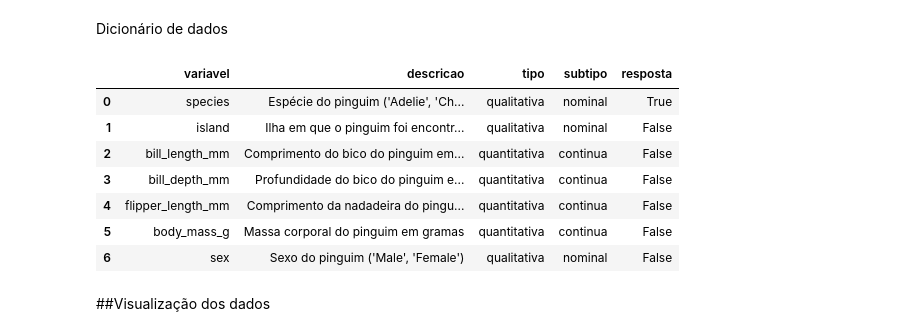
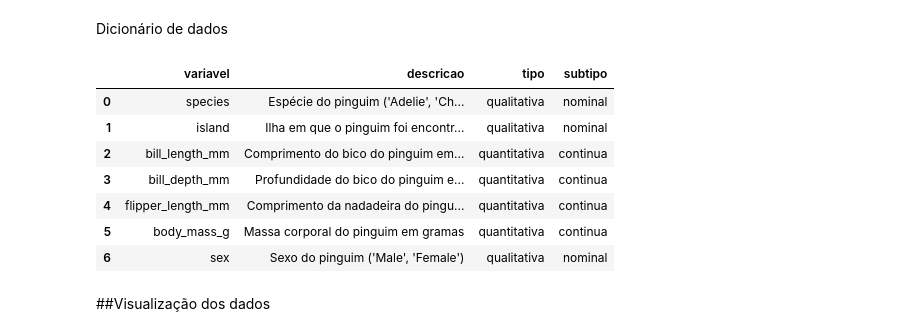
Before and after one commit to thaiisfaustino/bootcamp-atlantico-avanti, a Jupyter notebook: notebooks/02-estatistica-descritiva/Penguin.ipynb, the cells around one changed output. Cells and saved outputs as stored; diff of their text form; code cells hidden in the pictures.

```diff
--- a/notebooks/02-estatistica-descritiva/Penguin.ipynb
+++ b/notebooks/02-estatistica-descritiva/Penguin.ipynb
@@ -62,56 +62,49 @@ df_dict = pd.DataFrame([
         "descricao": "Espécie do pinguim ('Adelie', 'Chinstrap', 'Gentoo')",
         "tipo": "qualitativa",
         "subtipo": "nominal",
-        "resposta": True
     },{
         "variavel": "island",
         "descricao": "Ilha em que o pinguim foi encontrado ('Torgersen', 'Biscoe', 'Dream')",
         "tipo": "qualitativa",
-        "subtipo": "nominal",
-        "resposta": False
+        "subtipo": "nominal"
     },{
         "variavel": "bill_length_mm",
         "descricao": "Comprimento do bico do pinguim em milímetros",
         "tipo": "quantitativa",
-        "subtipo": "continua",
-        "resposta": False
+        "subtipo": "continua"
     },{
         "variavel": "bill_depth_mm",
         "descricao": "Profundidade do bico do pinguim em milímetros",
         "tipo": "quantitativa",
-        "subtipo": "continua",
-        "resposta": False
+        "subtipo": "continua"
     },{
         "variavel": "flipper_length_mm",
         "descricao": "Comprimento da nadadeira do pinguim em milímetros",
         "tipo": "quantitativa",
-        "subtipo": "continua",
-        "resposta": False
+        "subtipo": "continua"
     },{
         "variavel": "body_mass_g",
         "descricao": "Massa corporal do pinguim em gramas",
         "tipo": "quantitativa",
-        "subtipo": "continua",
-        "resposta": False
+        "subtipo": "continua"
     },{
         "variavel": "sex",
         "descricao": "Sexo do pinguim ('Male', 'Female')",
         "tipo": "qualitativa",
-        "subtipo": "nominal",
-        "resposta": False
+        "subtipo": "nominal"
     }
 ])
 
 df_dict
 # %% [output]
-|  | variavel | descricao | tipo | subtipo | resposta |
-| 0 | species | Espécie do pinguim ('Adelie', 'Ch... | qualitativa | nominal | True |
-| 1 | island | Ilha em que o pinguim foi encontr... | qualitativa | nominal | False |
-| 2 | bill_length_mm | Comprimento do bico do pinguim em... | quantitativa | continua | False |
-| 3 | bill_depth_mm | Profundidade do bico do pinguim e... | quantitativa | continua | False |
-| 4 | flipper_length_mm | Comprimento da nadadeira do pingu... | quantitativa | continua | False |
-| 5 | body_mass_g | Massa corporal do pinguim em gramas | quantitativa | continua | False |
-| 6 | sex | Sexo do pinguim ('Male', 'Female') | qualitativa | nominal | False |
+|  | variavel | descricao | tipo | subtipo |
+| 0 | species | Espécie do pinguim ('Adelie', 'Ch... | qualitativa | nominal |
+| 1 | island | Ilha em que o pinguim foi encontr... | qualitativa | nominal |
+| 2 | bill_length_mm | Comprimento do bico do pinguim em... | quantitativa | continua |
+| 3 | bill_depth_mm | Profundidade do bico do pinguim e... | quantitativa | continua |
+| 4 | flipper_length_mm | Comprimento da nadadeira do pingu... | quantitativa | continua |
+| 5 | body_mass_g | Massa corporal do pinguim em gramas | quantitativa | continua |
+| 6 | sex | Sexo do pinguim ('Male', 'Female') | qualitativa | nominal |
 # %% [markdown]
 ##Visualização dos dados
 # %% [markdown]
```
Also changed, not shown: 3 other files.
